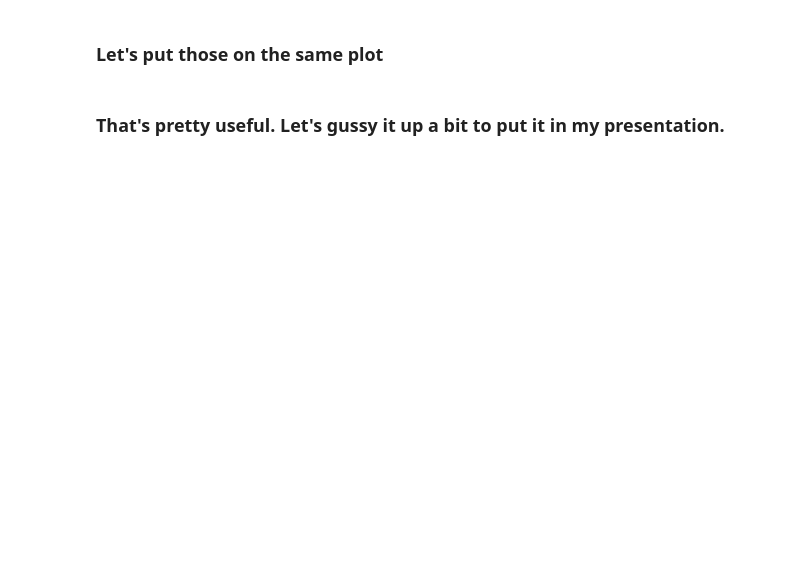
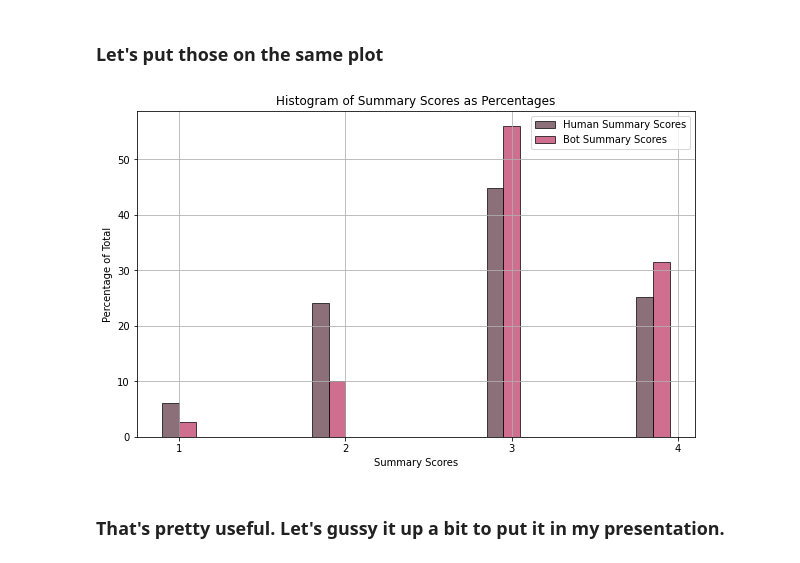
Before and after one commit to nickspeelman/CRA_bot, a Jupyter notebook: analysis.ipynb, the cells around one changed output. Drawn from its saved outputs; the diff is of its cells as text; code cells hidden in the pictures; blank space fills up the shorter version.

```diff
--- a/analysis.ipynb
+++ b/analysis.ipynb
@@ -338,35 +339,37 @@ plt.show()
 ### Let's put those on the same plot
 # %%
 # create the histograms
-human_hist, human_bins = np.histogram(human_summary_scores, bins=20)
-bot_hist, bot_bins = np.histogram(bot_summary_scores, bins=20)
+human_hist, human_bins = np.histogram(human_scores, bins=20)
+bot_hist, bot_bins = np.histogram(bot_scores, bins=20)
 
 # scale them
 human_hist_percentage = human_hist / human_hist.sum() * 100
 bot_hist_percentage = bot_hist / bot_hist.sum() * 100
 
 # define the width of the bars
 width = (human_bins[1] - human_bins[0]) / 1.5
 
 # plot the histograms side by side
 plt.figure(figsize=(10, 6))
 
 # plot human summary scores
 plt.bar(human_bins[:-1] - width / 2, human_hist_percentage, width=width, color='#5B3341', alpha=0.7, edgecolor='black', label='Human Summary Scores')
 
 # plot bot summary scores
 plt.bar(bot_bins[:-1] + width / 2, bot_hist_percentage, width=width, color='#BB315F', alpha=0.7, edgecolor='black', label='Bot Summary Scores')
 
 plt.title('Histogram of Summary Scores as Percentages')
 plt.xlabel('Summary Scores')
 plt.ylabel('Percentage of Total')
 plt.legend(loc='upper right')
 plt.grid(True)
 
 # set x-axis ticks to only whole numbers
 plt.xticks(np.arange(min(human_bins), max(human_bins) + 1, 1))
 
 plt.show()
+# %% [output]
+[figure, added]
 # %% [markdown]
 ### That's pretty useful. Let's gussy it up a bit to put it in my presentation.
 # %%
```
Also changed, not shown: parts of 3 cells of this notebook, 2 other files.
